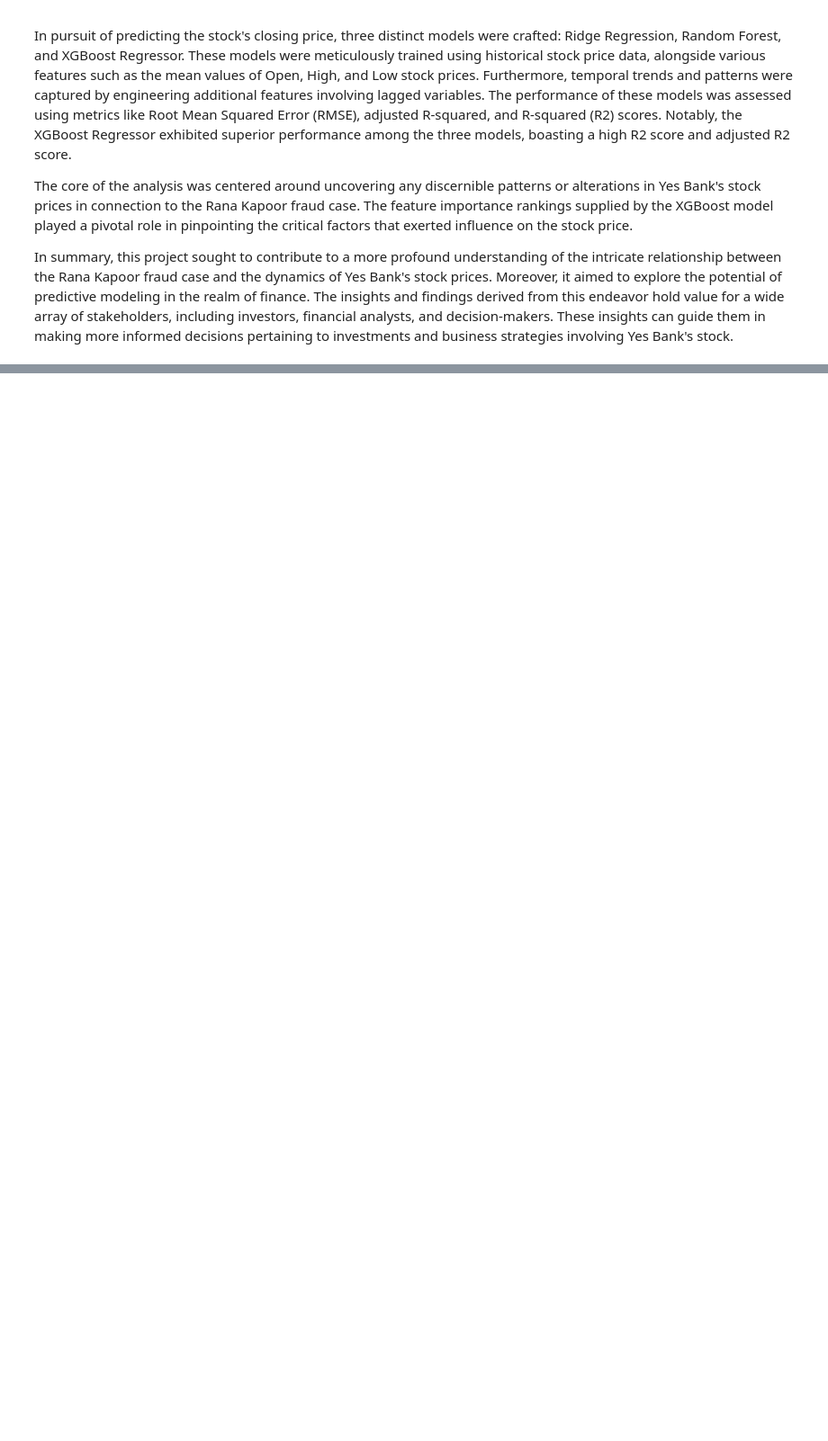
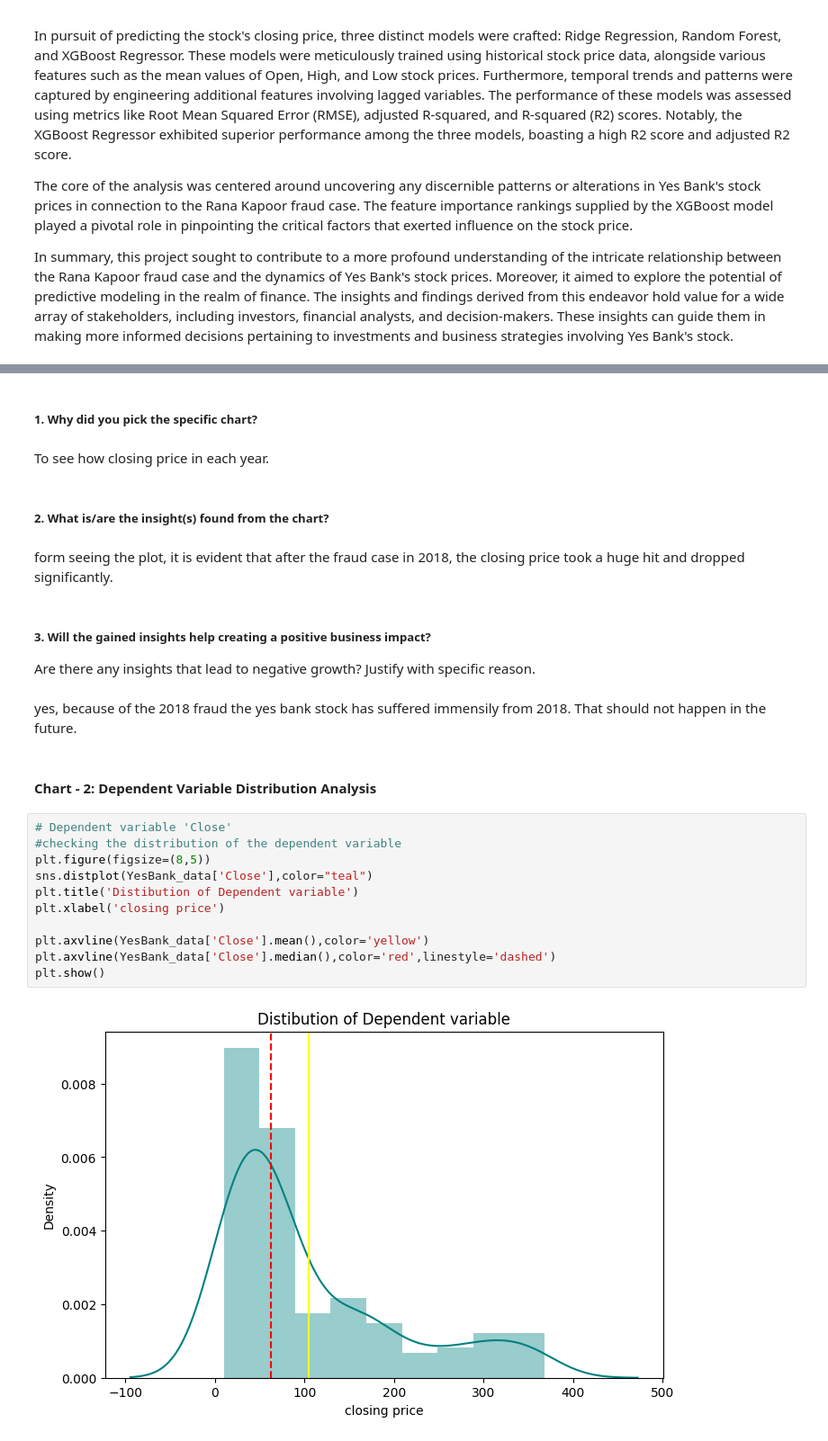
Before and after one commit to meabhaykr/Yes-Bank-Stock-Closing-Price-prediction, a Jupyter notebook: Yes_Bank_Stock_Closing_Price_prediction.ipynb, the cells around one changed output, grey strips where cells are left out. Shown at 90% size. Cells and saved outputs as stored; diff of their text form; blank space fills up the shorter version.

```diff
--- a/Yes_Bank_Stock_Closing_Price_prediction.ipynb
+++ b/Yes_Bank_Stock_Closing_Price_prediction.ipynb
@@ -19,0 +494,28 @@ In summary, this project sought to contribute to a more profound understanding o
+# %% [markdown]
+##### 1. Why did you pick the specific chart?
+# %% [markdown]
+To see how closing price in each year.
+# %% [markdown]
+##### 2. What is/are the insight(s) found from the chart?
+# %% [markdown]
+form seeing the plot, it is evident that after the fraud case in 2018, the closing price took a huge hit and dropped significantly.
+# %% [markdown]
+##### 3. Will the gained insights help creating a positive business impact?
+Are there any insights that lead to negative growth? Justify with specific reason.
+# %% [markdown]
+yes, because of the 2018  fraud the yes bank stock has suffered immensily from 2018. That should not happen in the future.
+# %% [markdown]
+#### Chart - 2: Dependent Variable Distribution Analysis
+# %%
+# Dependent variable 'Close'
+#checking the distribution of the dependent variable
+plt.figure(figsize=(8,5))
+sns.distplot(YesBank_data['Close'],color="teal")
+plt.title('Distibution of Dependent variable')
+plt.xlabel('closing price')
+
+plt.axvline(YesBank_data['Close'].mean(),color='yellow')
+plt.axvline(YesBank_data['Close'].median(),color='red',linestyle='dashed')
+plt.show()
+# %% [output]
+[figure, added]
```
Also changed, not shown: parts of 303 cells of this notebook.
